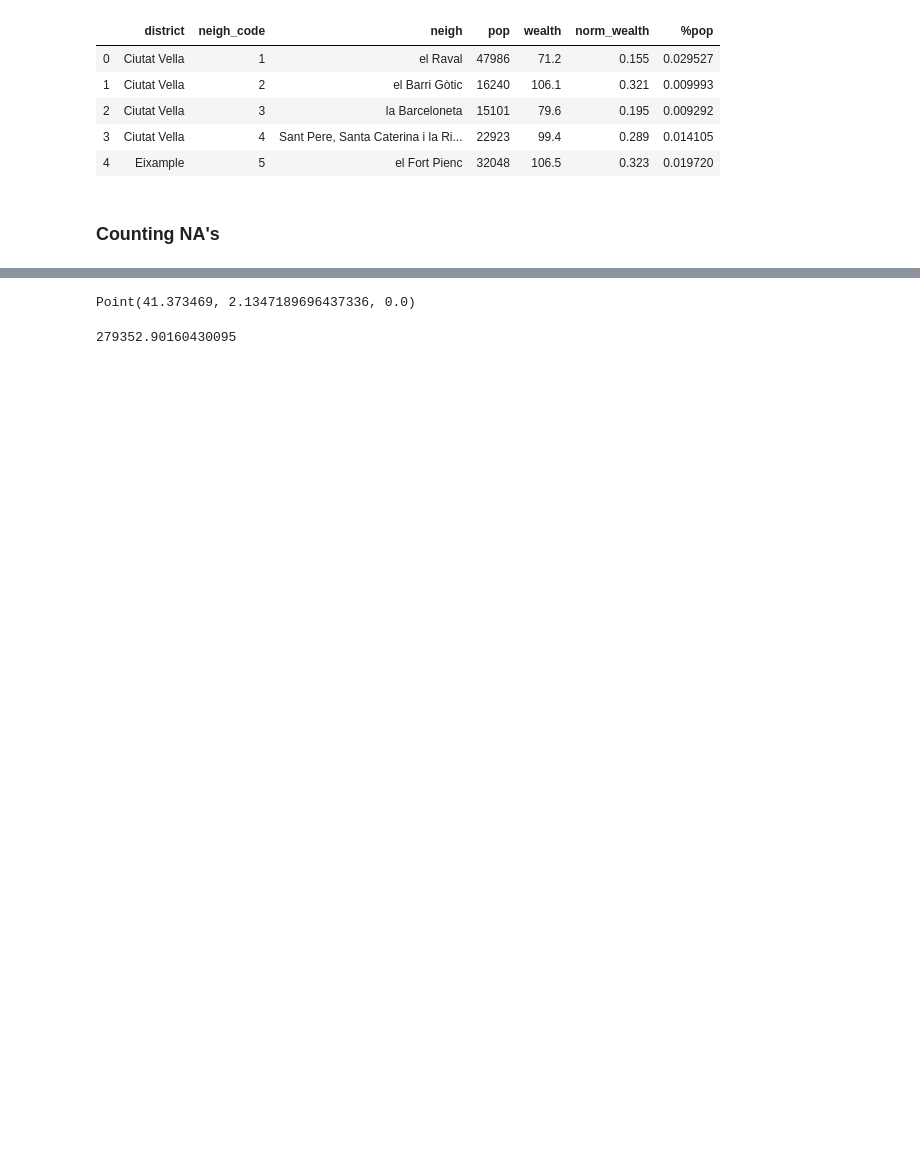
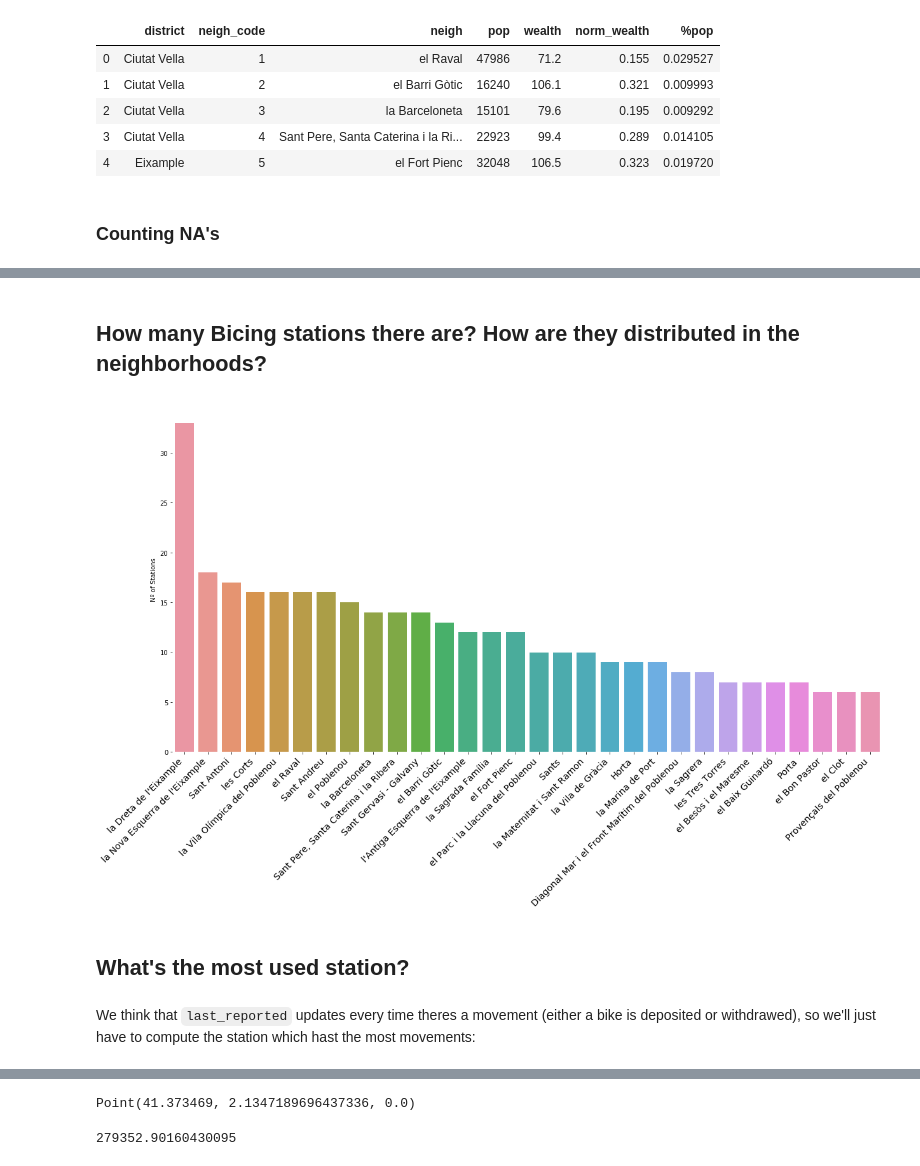
Before and after one commit to ta-datapt-bcn/project-statistical-analysis, a Jupyter notebook: project.ipynb, the cells around one changed output, grey strips where cells are left out. Cells and saved outputs as stored; diff of their text form; code cells hidden in the pictures; blank space fills up the shorter version.

```diff
--- a/project.ipynb
+++ b/project.ipynb
@@ -332,0 +342,17 @@ info.head(10)
+# %% [markdown]
+## How many Bicing stations there are? How are they distributed in the neighborhoods?
+# %%
+fig = plt.figure(figsize=(20,10))
+df_2 = info.groupby('neigh').count().sort_values(['station_id'] ,ascending=False)[:30]
+df_2.reset_index(inplace=True)
+ax = sns.barplot(x='neigh', y='station_id', data=df_2)
+ax.set(xlabel='', ylabel='Nº of Stations')
+ax.set_xticklabels(ax.get_xticklabels(), rotation=45,
+                     horizontalalignment='right', fontsize='x-large')
+sns.despine(left=True, bottom=True)
+# %% [output]
+[figure, added]
+# %% [markdown]
+## What's the most used station?
+# %% [markdown]
+We think that `last_reported` updates every time theres a movement (either a bike is deposited or withdrawed), so we'll just have to compute the station which hast the most movements:
```
Also changed, not shown: parts of 34 cells of this notebook, 4 other files.
